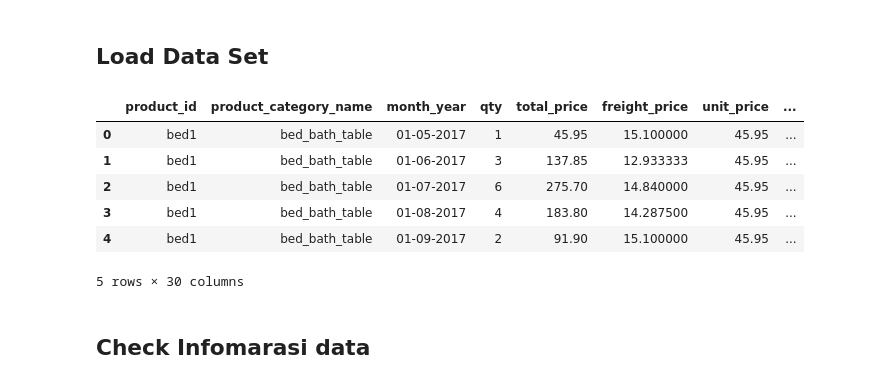
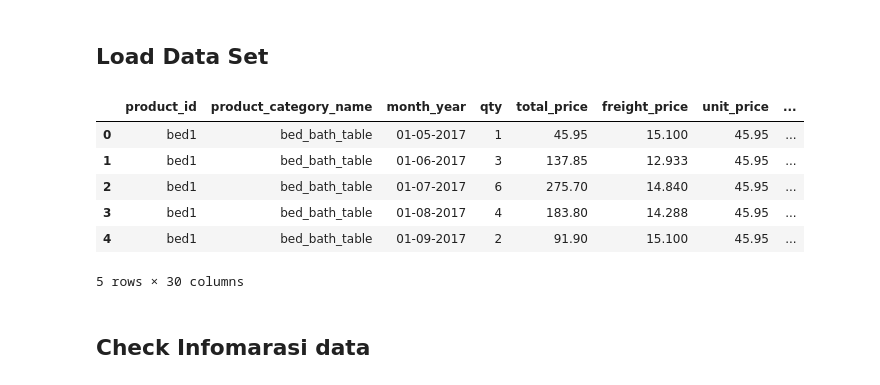
Before and after one commit to kayabaakihiko13/Project-Base-Narisio, a Jupyter notebook: main.ipynb, the cells around one changed output. Saved outputs shown, nothing was run; the diff lists cells and outputs as text; code cells hidden in the pictures.

```diff
--- a/main.ipynb
+++ b/main.ipynb
@@ -30,14 +54,15 @@ sns.set_style("whitegrid")
 ## Load Data Set
 # %%
 df = pd.read_csv("data/harga_retail.csv")
+df["freight_price"] = df["freight_price"].round(3)
 df.head()
 # %% [output]
 |  | product_id | product_category_name | month_year | qty | total_price | freight_price | unit_price | ... |
-| 0 | bed1 | bed_bath_table | 01-05-2017 | 1 | 45.95 | 15.100000 | 45.95 | ... |
-| 1 | bed1 | bed_bath_table | 01-06-2017 | 3 | 137.85 | 12.933333 | 45.95 | ... |
-| 2 | bed1 | bed_bath_table | 01-07-2017 | 6 | 275.70 | 14.840000 | 45.95 | ... |
-| 3 | bed1 | bed_bath_table | 01-08-2017 | 4 | 183.80 | 14.287500 | 45.95 | ... |
-| 4 | bed1 | bed_bath_table | 01-09-2017 | 2 | 91.90 | 15.100000 | 45.95 | ... |
+| 0 | bed1 | bed_bath_table | 01-05-2017 | 1 | 45.95 | 15.100 | 45.95 | ... |
+| 1 | bed1 | bed_bath_table | 01-06-2017 | 3 | 137.85 | 12.933 | 45.95 | ... |
+| 2 | bed1 | bed_bath_table | 01-07-2017 | 6 | 275.70 | 14.840 | 45.95 | ... |
+| 3 | bed1 | bed_bath_table | 01-08-2017 | 4 | 183.80 | 14.288 | 45.95 | ... |
+| 4 | bed1 | bed_bath_table | 01-09-2017 | 2 | 91.90 | 15.100 | 45.95 | ... |
 5 rows × 30 columns
 # %% [markdown]
 ## Check Infomarasi data
```
Also changed, not shown: parts of 26 cells of this notebook.
